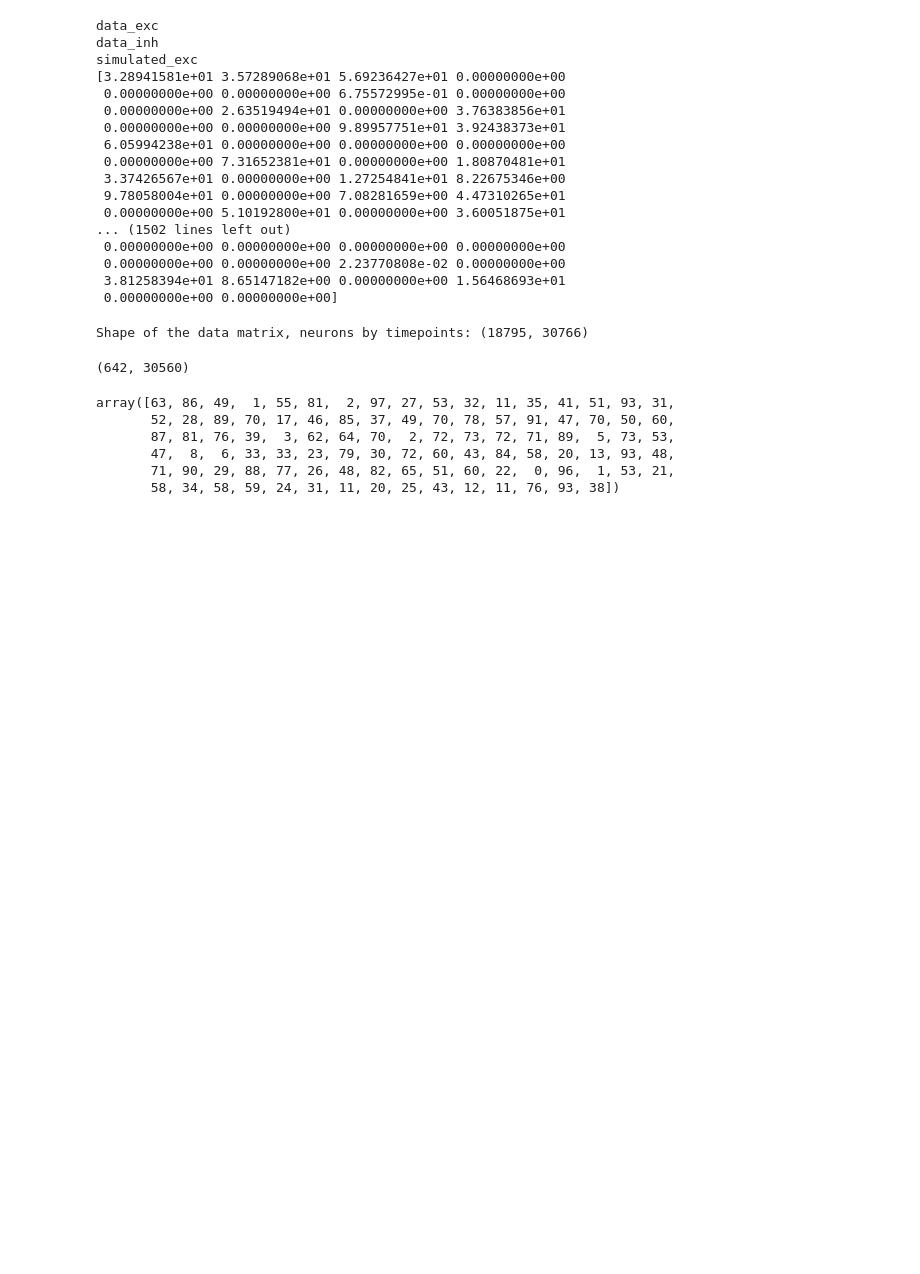
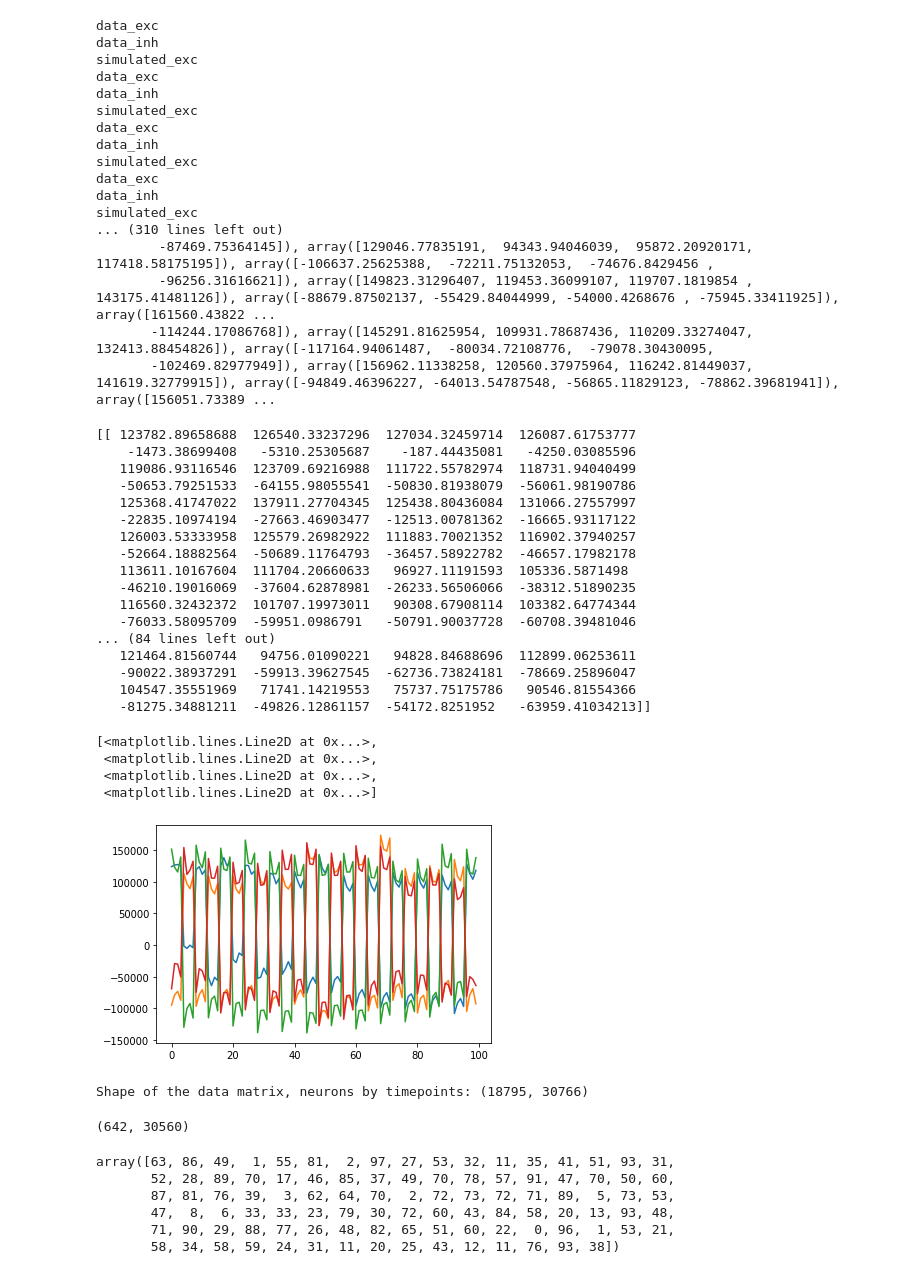
Before and after one commit to mariakesa/neuromatch2020, a Jupyter notebook: SimulatorStarter.ipynb, the cells around one changed output. Saved outputs shown, nothing was run; the diff lists cells and outputs as text; code cells hidden in the pictures; blank space fills up the shorter version.

Commit message:
Add plot

```diff
--- a/SimulatorStarter.ipynb
+++ b/SimulatorStarter.ipynb
@@ -60,6 +60,7 @@ class Simulate():
         sim_ind=0
         #exc_sim_ind=0
         self.prev_timepoint=[]
+        self.act_lst=[]
         for j in range(len(self.node_classification)):
             if self.node_classification[j]=='data_inh':
                 self.data_dict[j]=dat_ind
@@ -70,10 +71,12 @@ class Simulate():
             if self.node_classification[j]=='simulated_exc':
                 self.sim_dict[j]=sim_ind
                 self.prev_timepoint.append(np.zeros(self.node_ns[j],))
+                self.act_lst.append([])
                 sim_ind+=1
             if self.node_classification[j]=='simulated_inh':
                 self.sim_dict[j]=sim_ind
                 self.prev_timepoint.append(np.zeros(self.node_ns[j],))
+                self.act_lst.append([])
                 sim_ind+=1
 
     def _connect(self):
@@ -113,14 +116,14 @@ class Simulate():
         self._connect()
         sim_one_t=[]
         nodes_to_update=[]
-        nodes_dims=[]
+        self.nodes_dims=[]
         for i,node in enumerate(self.node_classification):
             if node[:3]=='sim':
                 nodes_to_update.append(i)
-                nodes_dims.append(self.node_ns[i])
+                self.nodes_dims.append(self.node_ns[i])
         for i,node in enumerate(nodes_to_update):
             inds=self.connectivity_graph[:,i].flatten()
-            weights_stack=np.zeros((nodes_dims[i],1))
+            weights_stack=np.zeros((self.nodes_dims[i],1))
             act_stack=np.zeros((1,))
             for syn_ind,syn in enumerate(self.syn_lst):
                 if self.syn_dict_post[syn_ind]==node:
@@ -131,20 +134,24 @@ class Simulate():
             act_stack=act_stack[1:]
             activation=-self.prev_timepoint[i]+weights_stack@self.transfer_function(act_stack)
             self.prev_timepoint[i]=activation
+            self.act_lst[i].append(activation)
 
     def simulate(self):
-        for t in range(0,10):
+        for t in range(0,100):
             self.one_step(t)
+        print(self.act_lst)
+        merged_lst=[]
+        for j in range(0,len(self.act_lst)):
+            act=np.array(self.act_lst[j]).reshape(self.nodes_dims[j],-1)
+            merged_lst.append(act)
+        return merged_lst
 
     def transfer_function(self,x):
         r_0 = 1.0
         r_max = 100.0
         x[x<0]=0
+        x[x>=0]=(r_max-r_0)*np.tanh(x[x>=0]/(r_max-r_0))
         return x
-
-
-
-print(B)
 # %%
 node_classification=['data_exc','data_inh','simulated_exc']
 connectivity_graph=np.array([[0,0,1],[0,0,1],[0,0,0]])
@@ -152,25 +159,52 @@ node_ns=[exc_dat.shape[0],inh_dat.shape[0],4]
 data=[exc_dat,inh_dat]
 
 init_dict={'node_classification':node_classification,'connectivity_graph':connectivity_graph,'node_ns':node_ns}
-run=Simulate(init_dict,data).simulate()
+activities=Simulate(init_dict,data).simulate()
 # %% [output]
 data_exc
 data_inh
 simulated_exc
-[3.28941581e+01 3.57289068e+01 5.69236427e+01 0.00000000e+00
- 0.00000000e+00 0.00000000e+00 6.75572995e-01 0.00000000e+00
- 0.00000000e+00 2.63519494e+01 0.00000000e+00 3.76383856e+01
- 0.00000000e+00 0.00000000e+00 9.89957751e+01 3.92438373e+01
- 6.05994238e+01 0.00000000e+00 0.00000000e+00 0.00000000e+00
- 0.00000000e+00 7.31652381e+01 0.00000000e+00 1.80870481e+01
- 3.37426567e+01 0.00000000e+00 1.27254841e+01 8.22675346e+00
- 9.78058004e+01 0.00000000e+00 7.08281659e+00 4.47310265e+01
- 0.00000000e+00 5.10192800e+01 0.00000000e+00 3.60051875e+01
-... (1502 lines left out)
- 0.00000000e+00 0.00000000e+00 0.00000000e+00 0.00000000e+00
- 0.00000000e+00 0.00000000e+00 2.23770808e-02 0.00000000e+00
- 3.81258394e+01 8.65147182e+00 0.00000000e+00 1.56468693e+01
- 0.00000000e+00 0.00000000e+00]
+data_exc
+data_inh
+simulated_exc
+data_exc
+data_inh
+simulated_exc
+data_exc
+data_inh
+simulated_exc
+... (310 lines left out)
+        -87469.75364145]), array([129046.77835191,  94343.94046039,  95872.20920171, 117418.58175195]), array([-106637.25625388,  -72211.75132053,  -74676.8429456 ,
+        -96256.31616621]), array([149823.31296407, 119453.36099107, 119707.1819854 , 143175.41481126]), array([-88679.87502137, -55429.84044999, -54000.4268676 , -75945.33411925]), array([161560.43822 ...
+       -114244.17086768]), array([145291.81625954, 109931.78687436, 110209.33274047, 132413.88454826]), array([-117164.94061487,  -80034.72108776,  -79078.30430095,
+       -102469.82977949]), array([156962.11338258, 120560.37975964, 116242.81449037, 141619.32779915]), array([-94849.46396227, -64013.54787548, -56865.11829123, -78862.39681941]), array([156051.73389 ...
+# %%
+print(activities[0])
+import matplotlib.pyplot as plt
+plt.plot(activities[0].T)
+# %% [output]
+[[ 123782.89658688  126540.33237296  127034.32459714  126087.61753777
+    -1473.38699408   -5310.25305687    -187.44435081   -4250.03085596
+   119086.93116546  123709.69216988  111722.55782974  118731.94040499
+   -50653.79251533  -64155.98055541  -50830.81938079  -56061.98190786
+   125368.41747022  137911.27704345  125438.80436084  131066.27557997
+   -22835.10974194  -27663.46903477  -12513.00781362  -16665.93117122
+   126003.53333958  125579.26982922  111883.70021352  116902.37940257
+   -52664.18882564  -50689.11764793  -36457.58922782  -46657.17982178
+   113611.10167604  111704.20660633   96927.11191593  105336.5871498
+   -46210.19016069  -37604.62878981  -26233.56506066  -38312.51890235
+   116560.32432372  101707.19973011   90308.67908114  103382.64774344
+   -76033.58095709  -59951.0986791   -50791.90037728  -60708.39481046
+... (84 lines left out)
+   121464.81560744   94756.01090221   94828.84688696  112899.06253611
+   -90022.38937291  -59913.39627545  -62736.73824181  -78669.25896047
+   104547.35551969   71741.14219553   75737.75175786   90546.81554366
+   -81275.34881211  -49826.12861157  -54172.8251952   -63959.41034213]]
+[<matplotlib.lines.Line2D at 0x...>,
+ <matplotlib.lines.Line2D at 0x...>,
+ <matplotlib.lines.Line2D at 0x...>,
+ <matplotlib.lines.Line2D at 0x...>]
+[figure, added]
 # %%
 data_path='/media/maria/DATA1/Documents/data_for_suite2p/TX39_total/'
 dt=1
```
